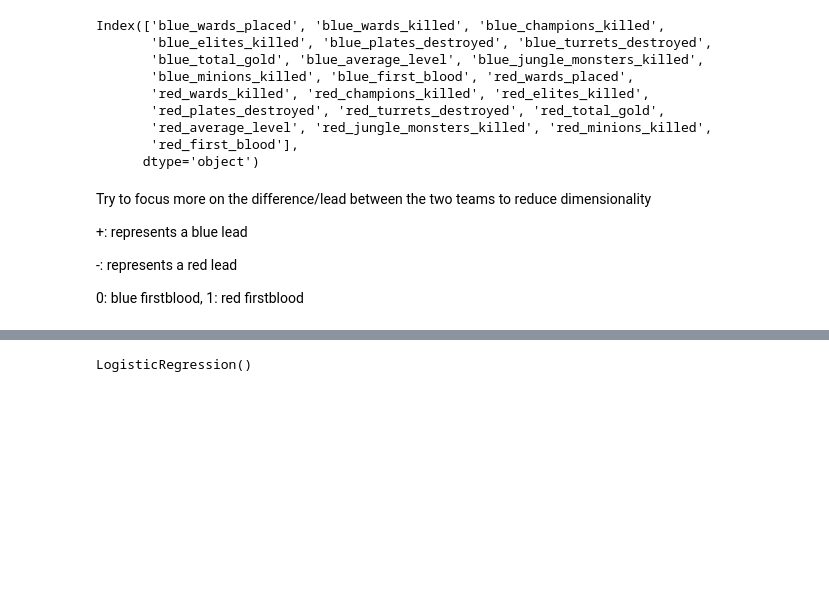
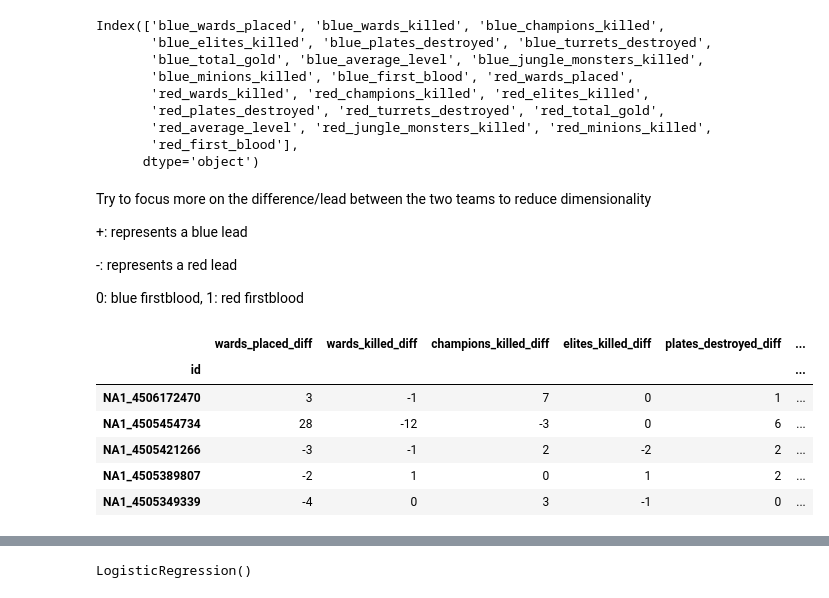
Before and after one commit to iuxo/LHL-Final_Project, a Jupyter notebook: src/models.ipynb, the cells around one changed output, grey strips where cells are left out. Drawn from its saved outputs; the diff is of its cells as text; code cells hidden in the pictures; blank space fills up the shorter version.

```diff
--- a/src/models.ipynb
+++ b/src/models.ipynb
@@ -324,3 +324,13 @@ for b_column, r_column in zip(X.columns[:11], X.columns[11:]):
     columns_to_drop.append(r_column)
 # %%
 X.drop(columns_to_drop, inplace=True, axis = 1)
+# %%
+X.head()
+# %% [output]
+|  | wards_placed_diff | wards_killed_diff | champions_killed_diff | elites_killed_diff | plates_destroyed_diff | ... |
+| id |  |  |  |  |  | ... |
+| NA1_4506172470 | 3 | -1 | 7 | 0 | 1 | ... |
+| NA1_4505454734 | 28 | -12 | -3 | 0 | 6 | ... |
+| NA1_4505421266 | -3 | -1 | 2 | -2 | 2 | ... |
+| NA1_4505389807 | -2 | 1 | 0 | 1 | 2 | ... |
+| NA1_4505349339 | -4 | 0 | 3 | -1 | 0 | ... |
```
Also changed, not shown: parts of 23 cells of this notebook.
